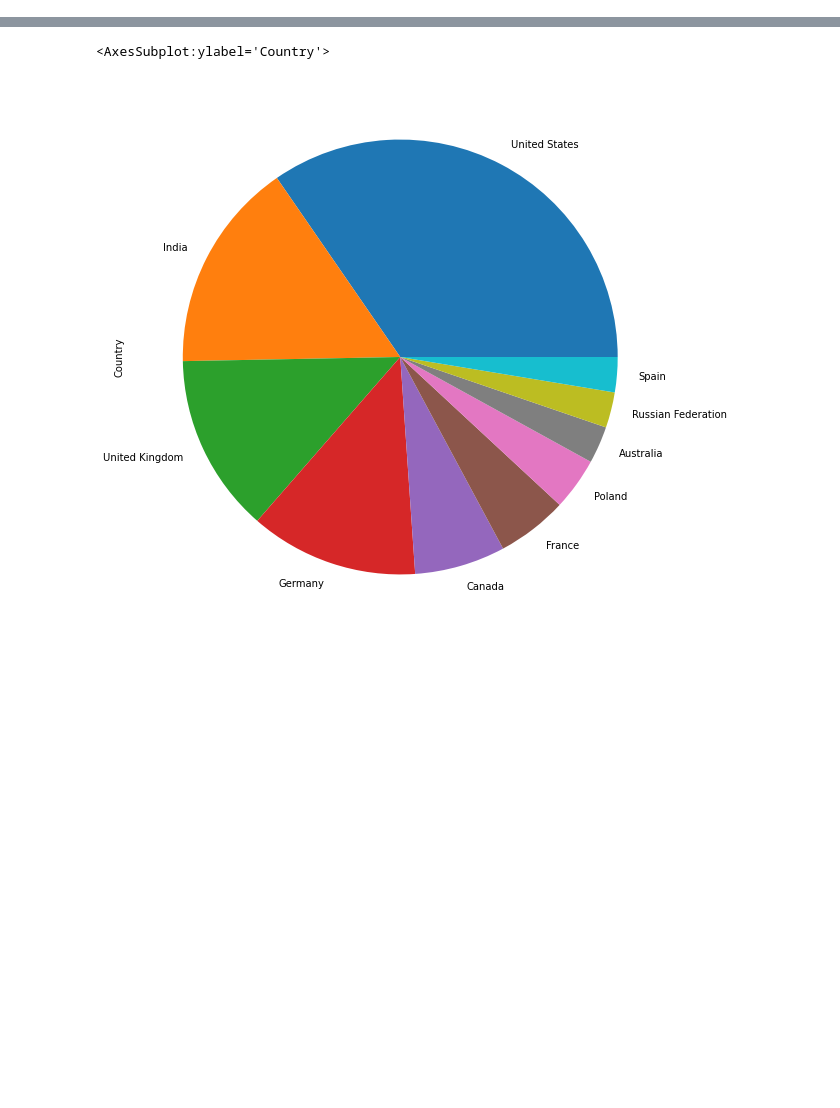
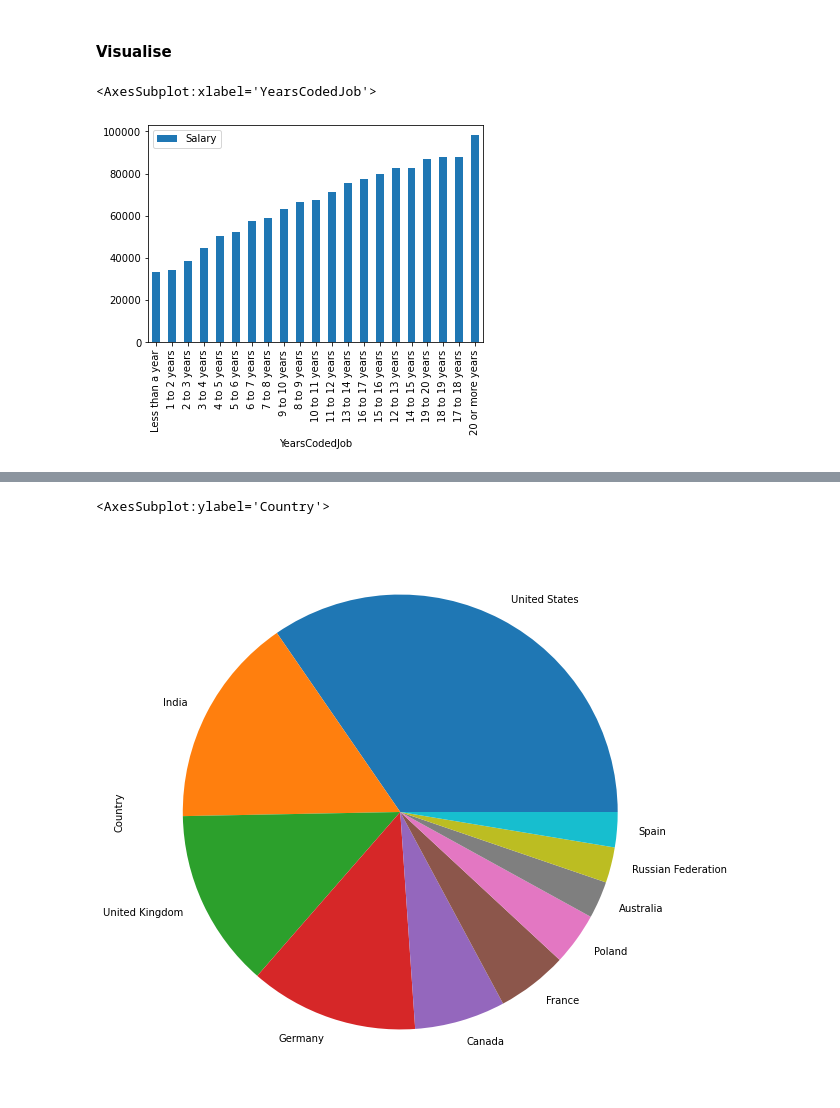
Before and after one commit to LeslieMathsPro/Insights-from-StackOverflow-2017-Developer-Survey, a Jupyter notebook: Stack Overflow's 2017.ipynb, the cells around one changed output, grey strips where cells are left out. Cells and saved outputs as stored; diff of their text form; code cells hidden in the pictures; blank space fills up the shorter version.

```diff
--- a/Stack Overflow's 2017.ipynb
+++ b/Stack Overflow's 2017.ipynb
@@ -33,0 +110,11 @@ data.shape
+# %%
+result2 = grouping_mean_function(data_for_q2, 'YearsCodedJob')
+# %%
+result2_sorted = result2.sort_values(by='Salary', ascending = True)
+# %% [markdown]
+#### Visualise
+# %%
+result2_sorted.plot.bar(x='YearsCodedJob', y='Salary')
+# %% [output]
+<AxesSubplot:xlabel='YearsCodedJob'>
+[figure, added]
```
Also changed, not shown: parts of 38 cells of this notebook, 1 other file.
